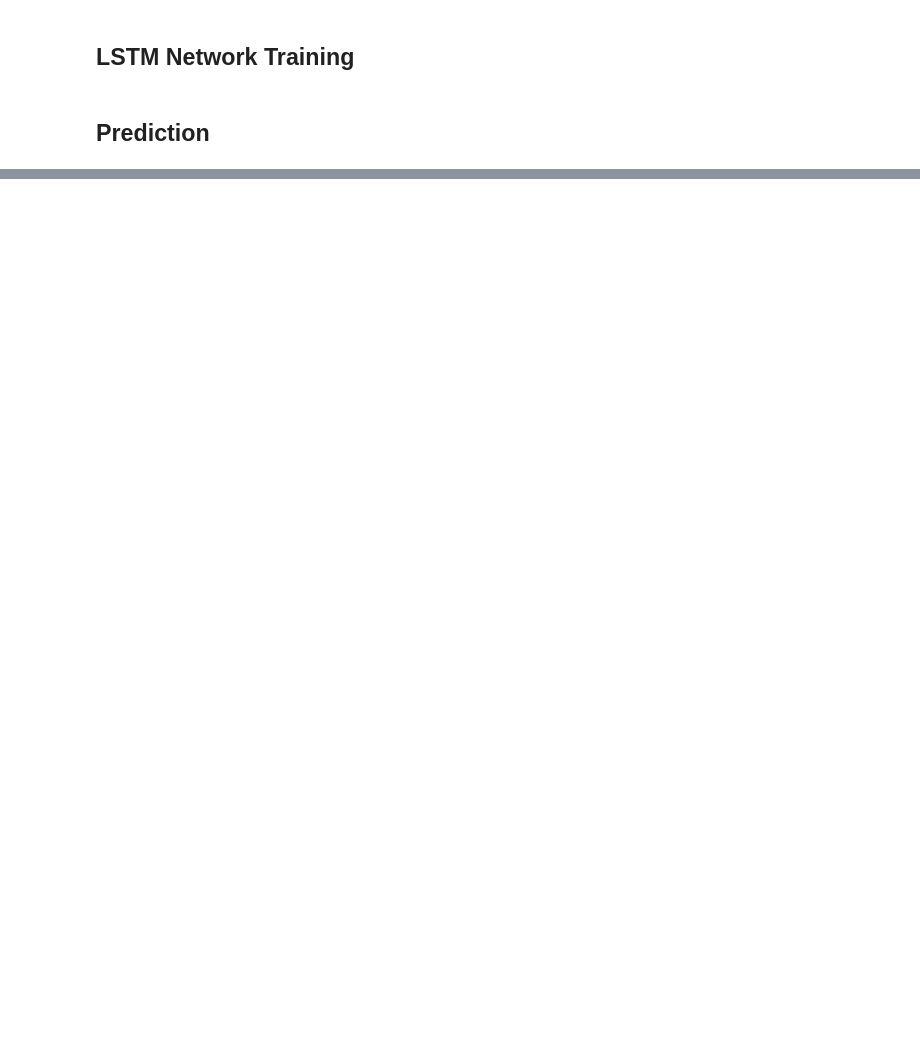
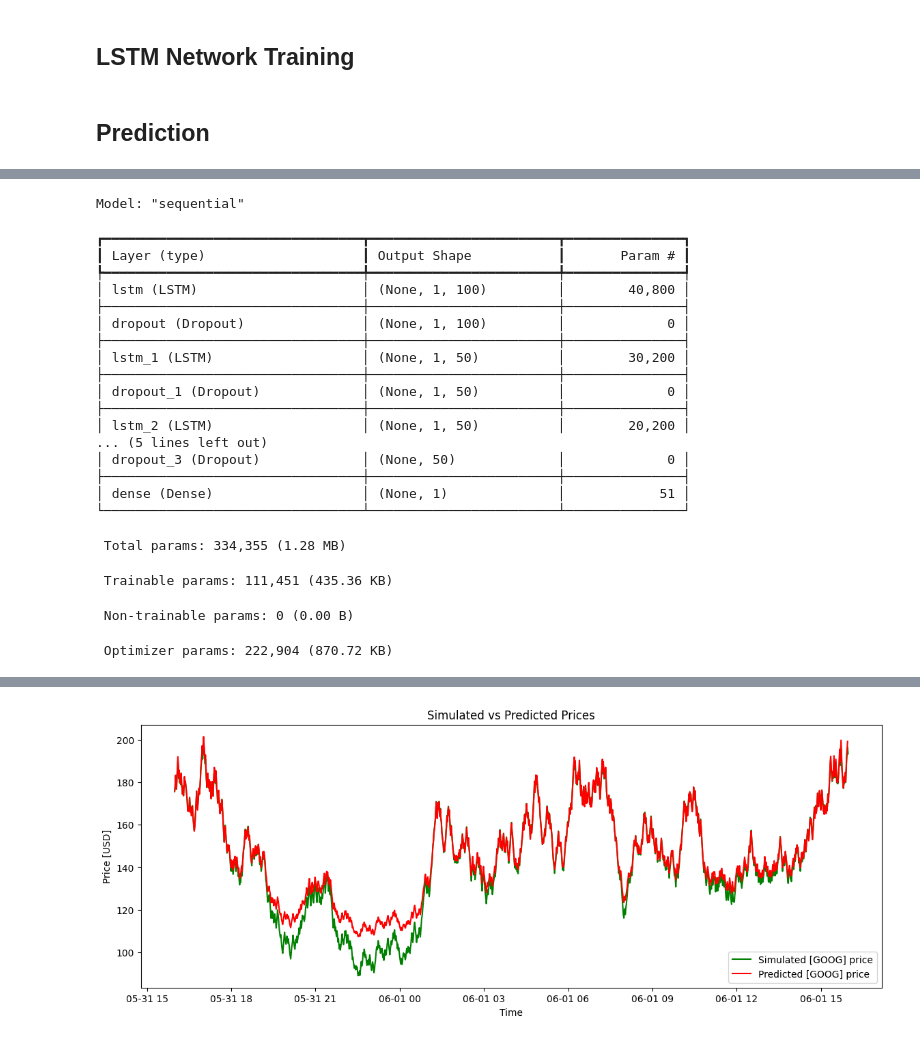
Before and after one commit to OzMaatuk/stock-prediction-deep-neural-learning, a Jupyter notebook: stock_prediction_lstm_min.ipynb, the cells around one changed output, grey strips where cells are left out. Drawn from its saved outputs; the diff is of its cells as text; code cells hidden in the pictures; blank space fills up the shorter version.

Commit message:
fix per-min prediction

```diff
--- a/stock_prediction_lstm_min.ipynb
+++ b/stock_prediction_lstm_min.ipynb
@@ -87,7 +88,7 @@ def infer_data(stock_data, start_date, end_date, latest_close_price, work_dir):
         test_predictions_baseline = pd.DataFrame(test_predictions_baseline, columns=['Predicted_Price'])
 
         # Combine the predicted values with dates from the test data
-        predicted_dates = pd.date_range(start=test_data.index[0], periods=len(test_predictions_baseline))
+        predicted_dates = pd.date_range(start=test_data.index[0], periods=len(test_predictions_baseline), freq="1min")
         test_predictions_baseline['Datetime'] = predicted_dates
 
         # Reset the index for proper concatenation
@@ -118,11 +119,10 @@ print(f"{latest_close_price}: latest_close_price")
 print(f"{latest_date}: latest_date")
 
 start_date = pd.to_datetime(latest_date) + timedelta(1)
-# Specify the next X days
-X = 60
-end_date = pd.to_datetime(latest_date) + timedelta(TIME_STEPS * X)
+end_date = pd.to_datetime(start_date) + timedelta(1)
 
 print(f"{start_date}: start_date")
 print(f"{end_date}: end_date")
 
 infer_data(stock_data, start_date, end_date, latest_close_price, WORK_DIR)
+# %% [output]
@@ -128,0 +133,22 @@ infer_data(stock_data, start_date, end_date, latest_close_price, WORK_DIR)
+Model: "sequential"
+┏━━━━━━━━━━━━━━━━━━━━━━━━━━━━━━━━━┳━━━━━━━━━━━━━━━━━━━━━━━━┳━━━━━━━━━━━━━━━┓
+┃ Layer (type)                    ┃ Output Shape           ┃       Param # ┃
+┡━━━━━━━━━━━━━━━━━━━━━━━━━━━━━━━━━╇━━━━━━━━━━━━━━━━━━━━━━━━╇━━━━━━━━━━━━━━━┩
+│ lstm (LSTM)                     │ (None, 1, 100)         │        40,800 │
+├─────────────────────────────────┼────────────────────────┼───────────────┤
+│ dropout (Dropout)               │ (None, 1, 100)         │             0 │
+├─────────────────────────────────┼────────────────────────┼───────────────┤
+│ lstm_1 (LSTM)                   │ (None, 1, 50)          │        30,200 │
+├─────────────────────────────────┼────────────────────────┼───────────────┤
+│ dropout_1 (Dropout)             │ (None, 1, 50)          │             0 │
+├─────────────────────────────────┼────────────────────────┼───────────────┤
+│ lstm_2 (LSTM)                   │ (None, 1, 50)          │        20,200 │
+... (5 lines left out)
+│ dropout_3 (Dropout)             │ (None, 50)             │             0 │
+├─────────────────────────────────┼────────────────────────┼───────────────┤
+│ dense (Dense)                   │ (None, 1)              │            51 │
+└─────────────────────────────────┴────────────────────────┴───────────────┘
+ Total params: 334,355 (1.28 MB)
+ Trainable params: 111,451 (435.36 KB)
+ Non-trainable params: 0 (0.00 B)
+ Optimizer params: 222,904 (870.72 KB)
@@ -128,0 +156 @@ infer_data(stock_data, start_date, end_date, latest_close_price, WORK_DIR)
+[figure, added]
```
Also changed, not shown: parts of 2 cells of this notebook, 2 other files.
